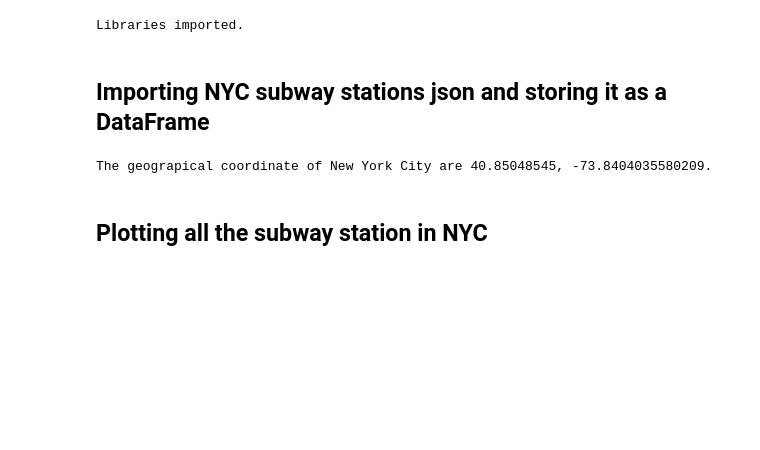
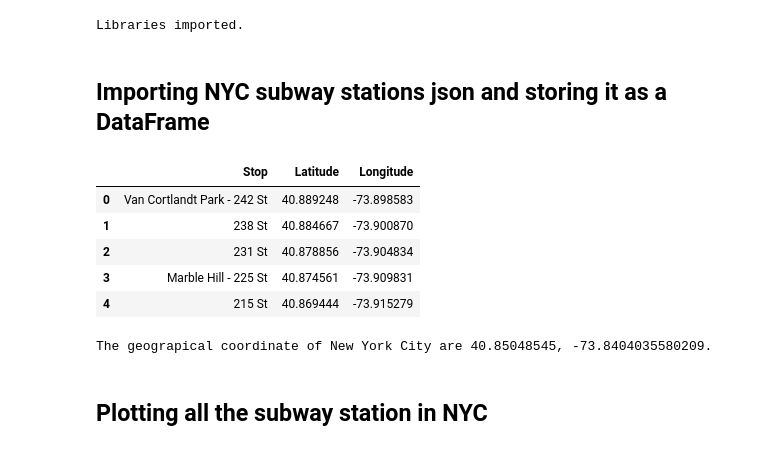
Before and after one commit to anish9008/coursera-projects, a Jupyter notebook: Food Trucks Near Bronx Subway Stations.ipynb, the cells around one changed output. Drawn from its saved outputs; the diff is of its cells as text; code cells hidden in the pictures; blank space fills up the shorter version.

```diff
--- a/Food Trucks Near Bronx Subway Stations.ipynb
+++ b/Food Trucks Near Bronx Subway Stations.ipynb
@@ -46,6 +46,15 @@ for data in t_data['features']:
     nysub = nysub.append({'Stop': stopname,
                       'Latitude': stop_lat,
                        'Longitude': stop_lon}, ignore_index=True)
+# %%
+nysub.head()
+# %% [output]
+|  | Stop | Latitude | Longitude |
+| 0 | Van Cortlandt Park - 242 St | 40.889248 | -73.898583 |
+| 1 | 238 St | 40.884667 | -73.900870 |
+| 2 | 231 St | 40.878856 | -73.904834 |
+| 3 | Marble Hill - 225 St | 40.874561 | -73.909831 |
+| 4 | 215 St | 40.869444 | -73.915279 |
 # %%
 # Getting Coordinates of New York City
 
```
Also changed, not shown: parts of 4 cells of this notebook.
